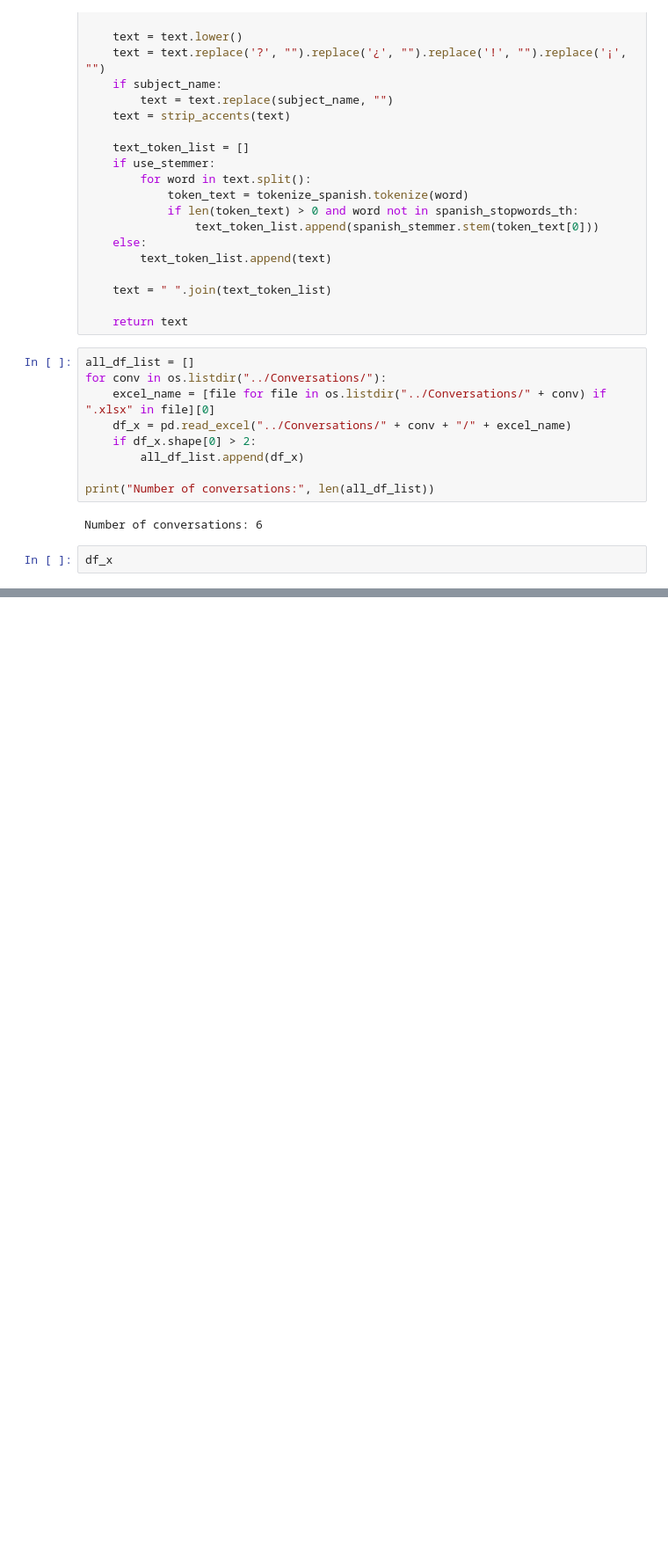
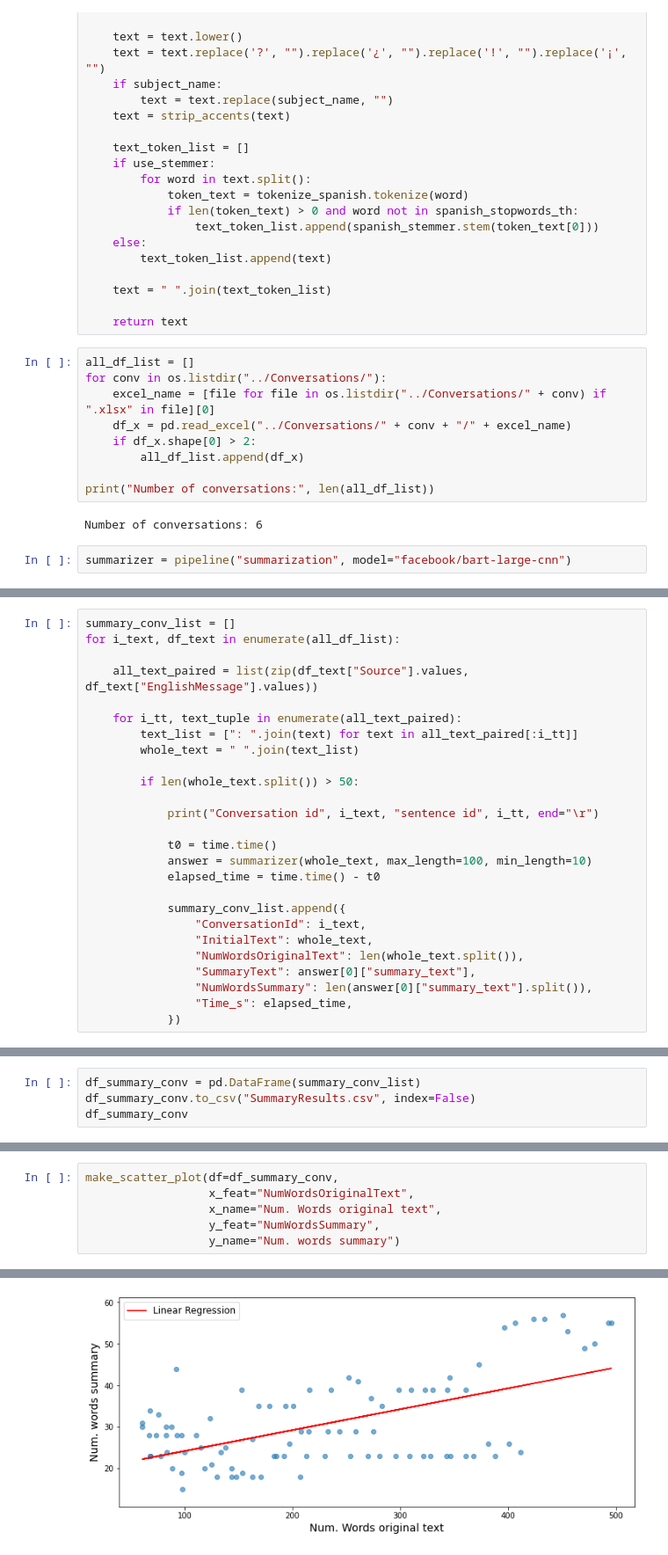
Before and after one commit to ASAPLableni/LableniBot, a Jupyter notebook: TextSummary/EvaluateSummary.ipynb, the cells around one changed output, grey strips where cells are left out. Shown at 88% size. Saved outputs shown, nothing was run; the diff lists cells and outputs as text; blank space fills up the shorter version.

```diff
--- a/TextSummary/EvaluateSummary.ipynb
+++ b/TextSummary/EvaluateSummary.ipynb
@@ -213,4 +236,4 @@ print("Number of conversations:", len(all_df_list))
 # %% [output]
 Number of conversations: 6
 # %%
-df_x
+summarizer = pipeline("summarization", model="facebook/bart-large-cnn")
@@ -230,0 +240,26 @@ df_x
+# %%
+summary_conv_list = []
+for i_text, df_text in enumerate(all_df_list):
+
+    all_text_paired = list(zip(df_text["Source"].values, df_text["EnglishMessage"].values))
+
+    for i_tt, text_tuple in enumerate(all_text_paired):
+        text_list = [": ".join(text) for text in all_text_paired[:i_tt]]
+        whole_text = " ".join(text_list)
+
+        if len(whole_text.split()) > 50:
+
+            print("Conversation id", i_text, "sentence id", i_tt, end="\r")
+
+            t0 = time.time()
+            answer = summarizer(whole_text, max_length=100, min_length=10)
+            elapsed_time = time.time() - t0
+
+            summary_conv_list.append({
+                "ConversationId": i_text,
+                "InitialText": whole_text,
+                "NumWordsOriginalText": len(whole_text.split()),
+                "SummaryText": answer[0]["summary_text"],
+                "NumWordsSummary": len(answer[0]["summary_text"].split()),
+                "Time_s": elapsed_time,
+            })
@@ -230,0 +278,4 @@ df_x
+# %%
+df_summary_conv = pd.DataFrame(summary_conv_list)
+df_summary_conv.to_csv("SummaryResults.csv", index=False)
+df_summary_conv
@@ -230,0 +318,7 @@ df_x
+# %%
+make_scatter_plot(df=df_summary_conv,
+                  x_feat="NumWordsOriginalText",
+                  x_name="Num. Words original text",
+                  y_feat="NumWordsSummary",
+                  y_name="Num. words summary")
+# %% [output]
@@ -230,0 +332 @@ df_x
+[figure, added]
```
Also changed, not shown: parts of 13 cells of this notebook, 10 other files.
